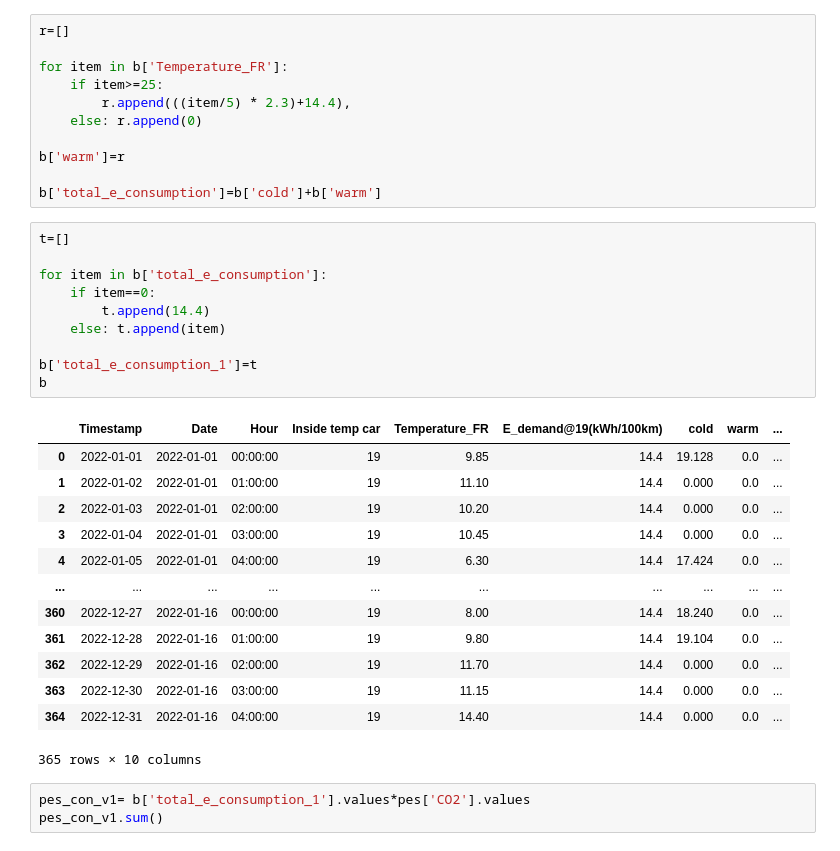
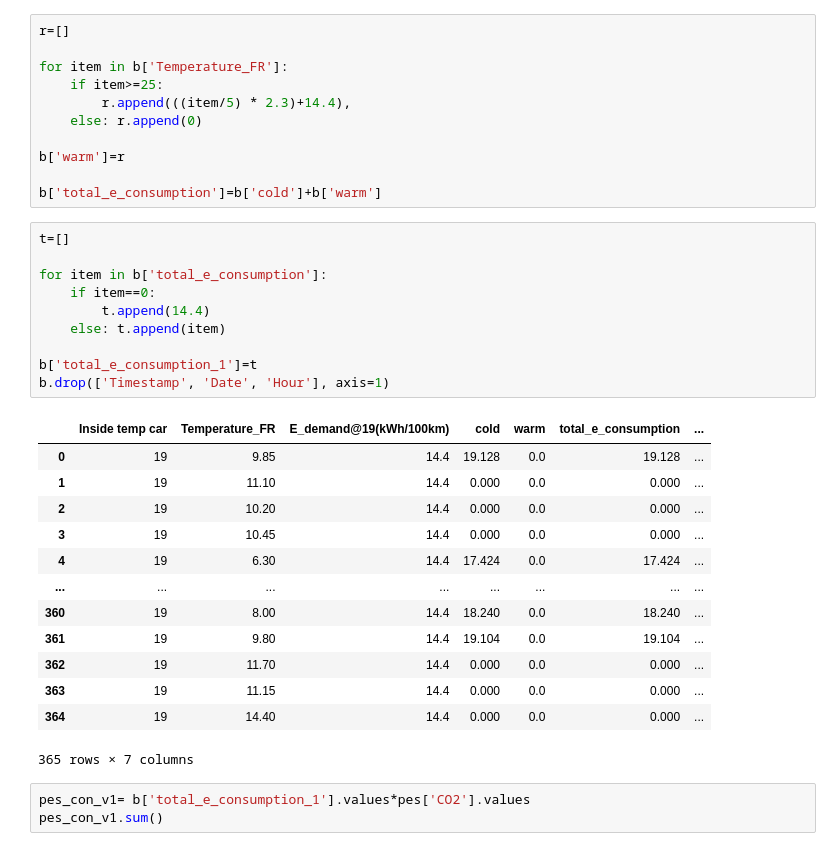
Before and after one commit to Dominik1207/K_ISS, a Jupyter notebook: Optimization.ipynb, the cells around one changed output. Drawn from its saved outputs; the diff is of its cells as text.

```diff
--- a/Optimization.ipynb
+++ b/Optimization.ipynb
@@ -455,27 +521,27 @@ b['total_e_consumption']=b['cold']+b['warm']
 # %%
 t=[]
 
 for item in b['total_e_consumption']:
     if item==0:
         t.append(14.4)
     else: t.append(item)
 
 b['total_e_consumption_1']=t
-b
+b.drop(['Timestamp', 'Date', 'Hour'], axis=1)
 # %% [output]
-|  | Timestamp | Date | Hour | Inside temp car | Temperature_FR | E_demand@19(kWh/100km) | cold | warm | ... |
-| 0 | 2022-01-01 | 2022-01-01 | 00:00:00 | 19 | 9.85 | 14.4 | 19.128 | 0.0 | ... |
-| 1 | 2022-01-02 | 2022-01-01 | 01:00:00 | 19 | 11.10 | 14.4 | 0.000 | 0.0 | ... |
-| 2 | 2022-01-03 | 2022-01-01 | 02:00:00 | 19 | 10.20 | 14.4 | 0.000 | 0.0 | ... |
-| 3 | 2022-01-04 | 2022-01-01 | 03:00:00 | 19 | 10.45 | 14.4 | 0.000 | 0.0 | ... |
-| 4 | 2022-01-05 | 2022-01-01 | 04:00:00 | 19 | 6.30 | 14.4 | 17.424 | 0.0 | ... |
-| ... | ... | ... | ... | ... | ... | ... | ... | ... | ... |
-| 360 | 2022-12-27 | 2022-01-16 | 00:00:00 | 19 | 8.00 | 14.4 | 18.240 | 0.0 | ... |
-| 361 | 2022-12-28 | 2022-01-16 | 01:00:00 | 19 | 9.80 | 14.4 | 19.104 | 0.0 | ... |
-| 362 | 2022-12-29 | 2022-01-16 | 02:00:00 | 19 | 11.70 | 14.4 | 0.000 | 0.0 | ... |
-| 363 | 2022-12-30 | 2022-01-16 | 03:00:00 | 19 | 11.15 | 14.4 | 0.000 | 0.0 | ... |
-| 364 | 2022-12-31 | 2022-01-16 | 04:00:00 | 19 | 14.40 | 14.4 | 0.000 | 0.0 | ... |
+|  | Inside temp car | Temperature_FR | E_demand@19(kWh/100km) | cold | warm | total_e_consumption | ... |
+| 0 | 19 | 9.85 | 14.4 | 19.128 | 0.0 | 19.128 | ... |
+| 1 | 19 | 11.10 | 14.4 | 0.000 | 0.0 | 0.000 | ... |
+| 2 | 19 | 10.20 | 14.4 | 0.000 | 0.0 | 0.000 | ... |
+| 3 | 19 | 10.45 | 14.4 | 0.000 | 0.0 | 0.000 | ... |
+| 4 | 19 | 6.30 | 14.4 | 17.424 | 0.0 | 17.424 | ... |
+| ... | ... | ... | ... | ... | ... | ... | ... |
+| 360 | 19 | 8.00 | 14.4 | 18.240 | 0.0 | 18.240 | ... |
+| 361 | 19 | 9.80 | 14.4 | 19.104 | 0.0 | 19.104 | ... |
+| 362 | 19 | 11.70 | 14.4 | 0.000 | 0.0 | 0.000 | ... |
+| 363 | 19 | 11.15 | 14.4 | 0.000 | 0.0 | 0.000 | ... |
+| 364 | 19 | 14.40 | 14.4 | 0.000 | 0.0 | 0.000 | ... |
-365 rows × 10 columns
+365 rows × 7 columns
 # %%
 pes_con_v1= b['total_e_consumption_1'].values*pes['CO2'].values
 pes_con_v1.sum()
```
Also changed, not shown: parts of 2 cells of this notebook.
